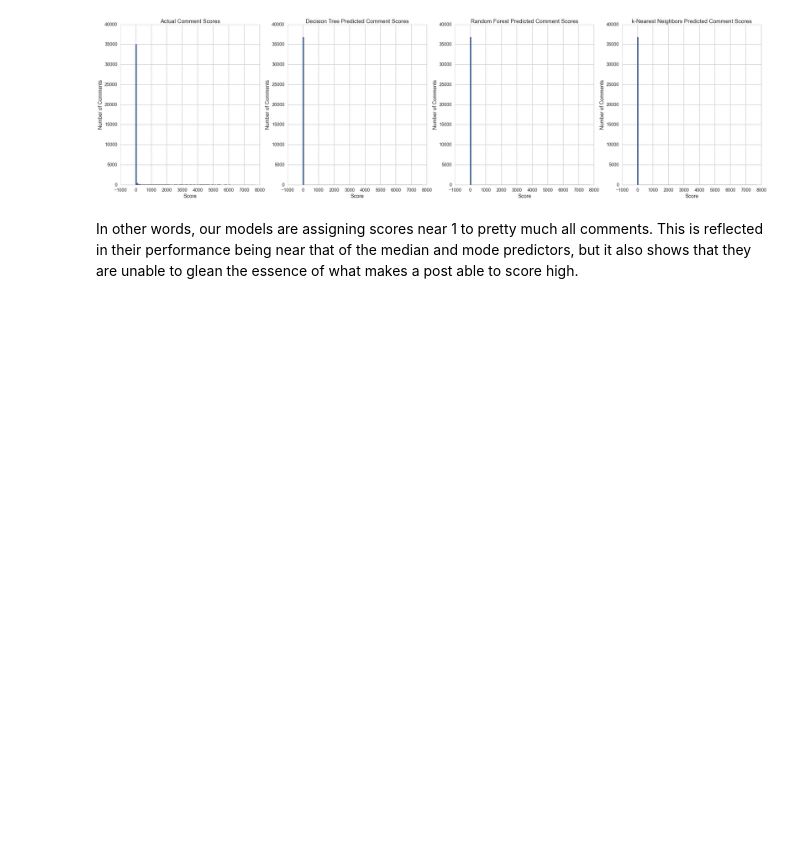
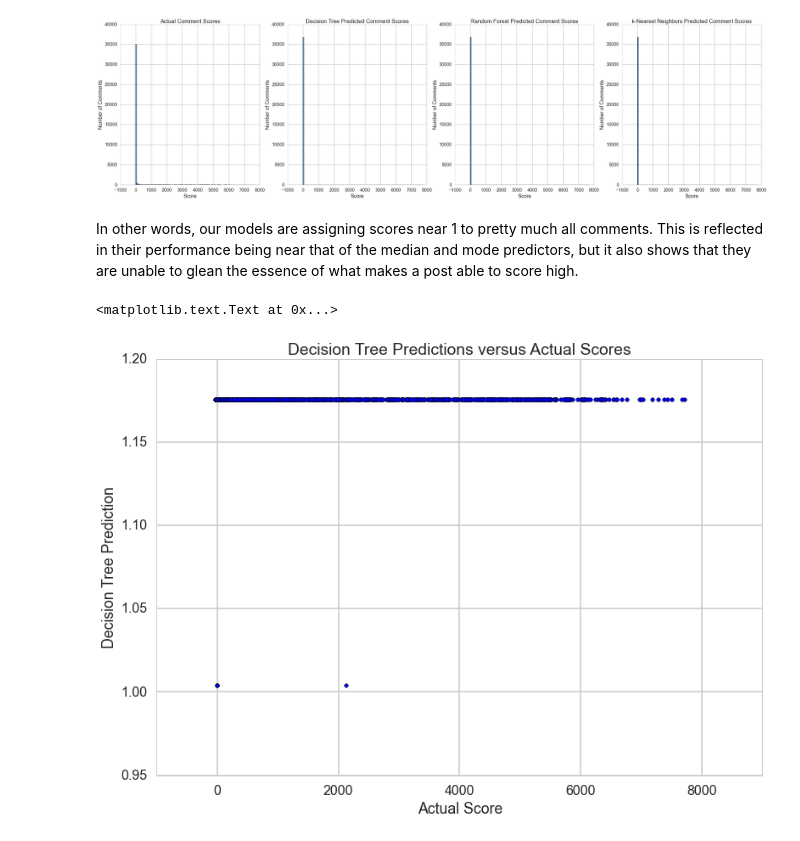
Before and after one commit to geoffstevens8/finalproject, a Jupyter notebook: Verification.ipynb, the cells around one changed output. Saved outputs shown, nothing was run; the diff lists cells and outputs as text; code cells hidden in the pictures; blank space fills up the shorter version.

```diff
--- a/Verification.ipynb
+++ b/Verification.ipynb
@@ -367,3 +367,11 @@ for ax in axes:
 [figure]
 # %% [markdown]
 In other words, our models are assigning scores near 1 to pretty much all comments. This is reflected in their performance being near that of the median and mode predictors, but it also shows that they are unable to glean the essence of what makes a post able to score high.
+# %%
+plt.scatter(df_test.ups, decision_tree_predictions)
+plt.title("Decision Tree Predictions versus Actual Scores")
+plt.xlabel("Actual Score")
+plt.ylabel("Decision Tree Prediction")
+# %% [output]
+<matplotlib.text.Text at 0x...>
+[figure, added]
```
Also changed, not shown: parts of 4 cells of this notebook.
